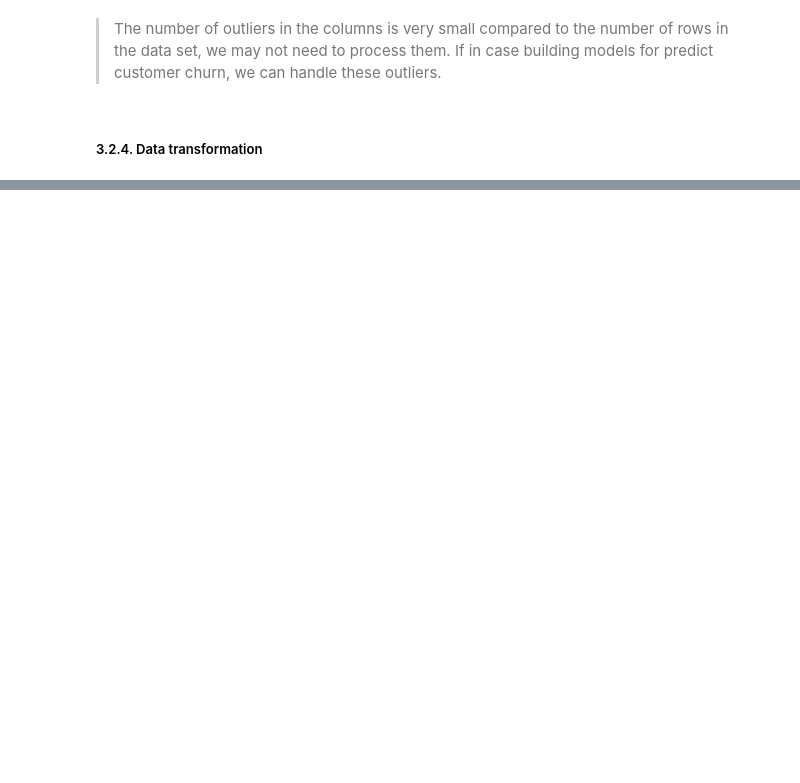
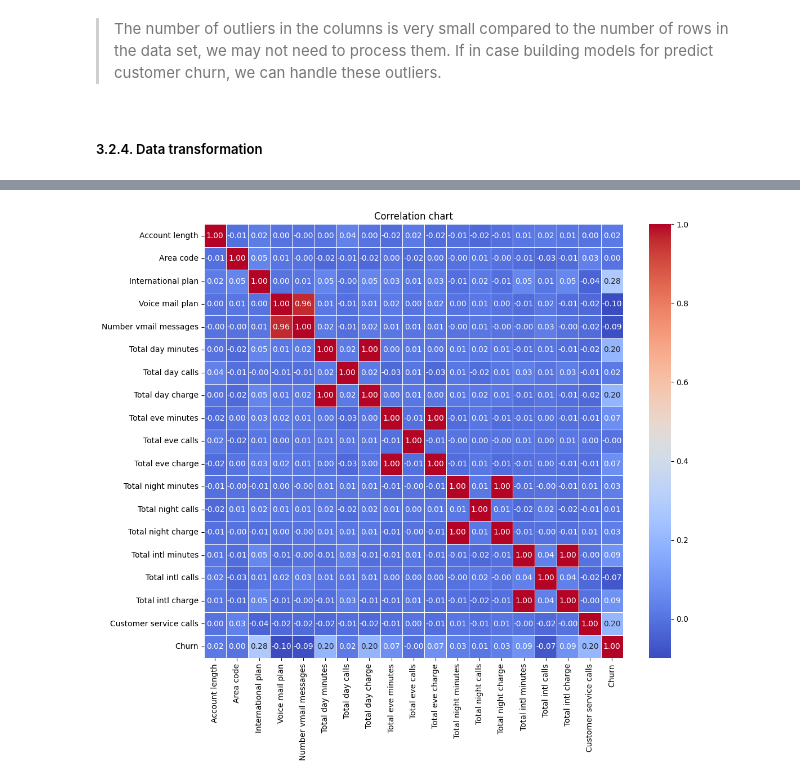
Before and after one commit to hg27haan/Customer-Churn-Prediction-DA, a Jupyter notebook: Source/Customer-Churn-Prediction.ipynb, the cells around one changed output, grey strips where cells are left out. Saved outputs shown, nothing was run; the diff lists cells and outputs as text; code cells hidden in the pictures; blank space fills up the shorter version.

```diff
--- a/Source/Customer-Churn-Prediction.ipynb
+++ b/Source/Customer-Churn-Prediction.ipynb
@@ -323,0 +482,11 @@ Dataframe after transformation
+# %%
+numeric_columns = df80.select_dtypes(include=['int64', 'float64'])
+
+correlation_matrix = numeric_columns.corr()
+# %%
+plt.figure(figsize=(12, 10))
+sns.heatmap(correlation_matrix, annot=True, cmap='coolwarm', fmt=".2f", linewidths=0.5)
+plt.title('Correlation chart')
+plt.show()
+# %% [output]
+[figure, added]
```
Also changed, not shown: parts of 56 cells of this notebook, 1 other file.
